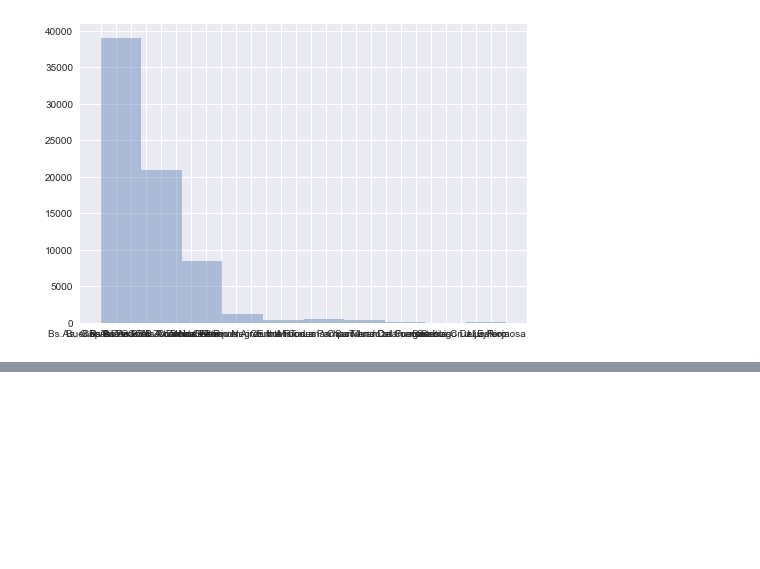
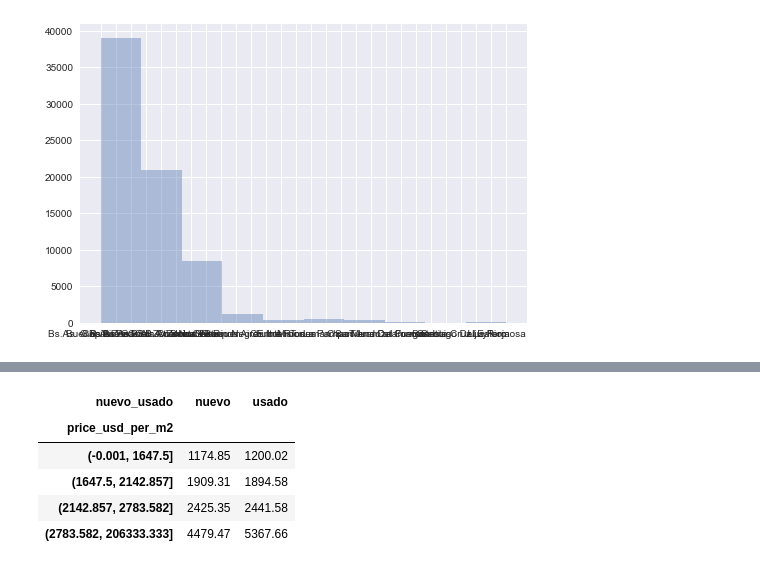
Before and after one commit to Sergio-Piazza/TP1_Grupo_7_Dhdsblend, a Jupyter notebook: Desafio_1_Grupo_7.ipynb, the cells around one changed output, grey strips where cells are left out. Saved outputs shown, nothing was run; the diff lists cells and outputs as text; code cells hidden in the pictures; blank space fills up the shorter version.

```diff
--- a/Desafio_1_Grupo_7.ipynb
+++ b/Desafio_1_Grupo_7.ipynb
@@ -1699,0 +1717,3 @@ ax.hist(data_gafico, label='Provincia', alpha = 0.4)
+# %%
+precio_m2_cuartiles = pd.qcut(final_data['price_usd_per_m2'], 4)
+precio_m2_cuartiles
@@ -1699,0 +1734,9 @@ ax.hist(data_gafico, label='Provincia', alpha = 0.4)
+# %%
+final_data.pivot_table('price_usd_per_m2', [precio_m2_cuartiles], 'nuevo_usado')
+# %% [output]
+| nuevo_usado | nuevo | usado |
+| price_usd_per_m2 |  |  |
+| (-0.001, 1647.5] | 1174.85 | 1200.02 |
+| (1647.5, 2142.857] | 1909.31 | 1894.58 |
+| (2142.857, 2783.582] | 2425.35 | 2441.58 |
+| (2783.582, 206333.333] | 4479.47 | 5367.66 |
```
Also changed, not shown: parts of 9 cells of this notebook.
